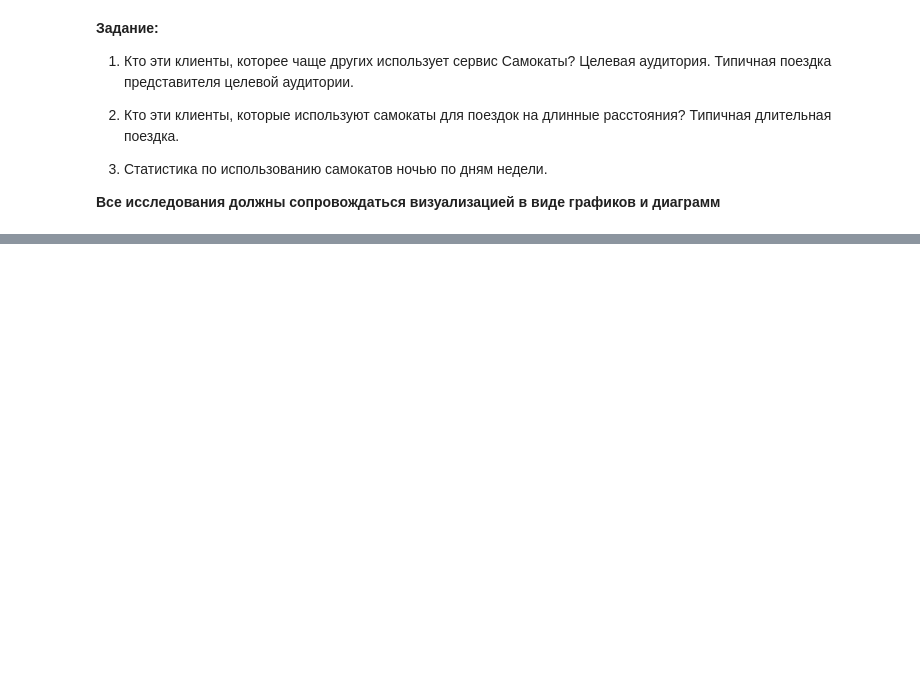
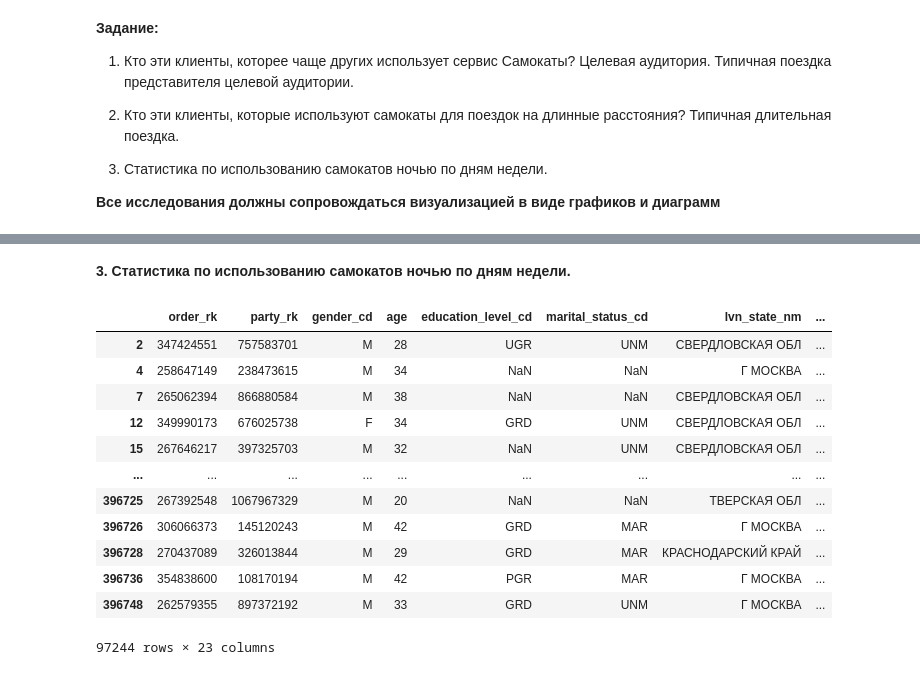
Before and after one commit to AndreyPovaliy/ITMO_DS, a Jupyter notebook: 05_python_for_data_analysis/tasks/Control_task_var_3_0.ipynb, the cells around one changed output, grey strips where cells are left out. Cells and saved outputs as stored; diff of their text form; code cells hidden in the pictures; blank space fills up the shorter version.

```diff
--- a/05_python_for_data_analysis/tasks/Control_task_var_3_0.ipynb
+++ b/05_python_for_data_analysis/tasks/Control_task_var_3_0.ipynb
@@ -129,0 +410,19 @@ dtype: float64
+# %% [markdown]
+**3. Статистика по использованию самокатов ночью по дням недели.**
+# %%
+df3 = df[df['dayness'] == 'night']
+df3
+# %% [output]
+|  | order_rk | party_rk | gender_cd | age | education_level_cd | marital_status_cd | lvn_state_nm | ... |
+| 2 | 347424551 | 757583701 | M | 28 | UGR | UNM | СВЕРДЛОВСКАЯ ОБЛ | ... |
+| 4 | 258647149 | 238473615 | M | 34 | NaN | NaN | Г МОСКВА | ... |
+| 7 | 265062394 | 866880584 | M | 38 | NaN | NaN | СВЕРДЛОВСКАЯ ОБЛ | ... |
+| 12 | 349990173 | 676025738 | F | 34 | GRD | UNM | СВЕРДЛОВСКАЯ ОБЛ | ... |
+| 15 | 267646217 | 397325703 | M | 32 | NaN | UNM | СВЕРДЛОВСКАЯ ОБЛ | ... |
+| ... | ... | ... | ... | ... | ... | ... | ... | ... |
+| 396725 | 267392548 | 1067967329 | M | 20 | NaN | NaN | ТВЕРСКАЯ ОБЛ | ... |
+| 396726 | 306066373 | 145120243 | M | 42 | GRD | MAR | Г МОСКВА | ... |
+| 396728 | 270437089 | 326013844 | M | 29 | GRD | MAR | КРАСНОДАРСКИЙ КРАЙ | ... |
+| 396736 | 354838600 | 108170194 | M | 42 | PGR | MAR | Г МОСКВА | ... |
+| 396748 | 262579355 | 897372192 | M | 33 | GRD | UNM | Г МОСКВА | ... |
+97244 rows × 23 columns
```
Also changed, not shown: parts of 35 cells of this notebook, 5 other files.
